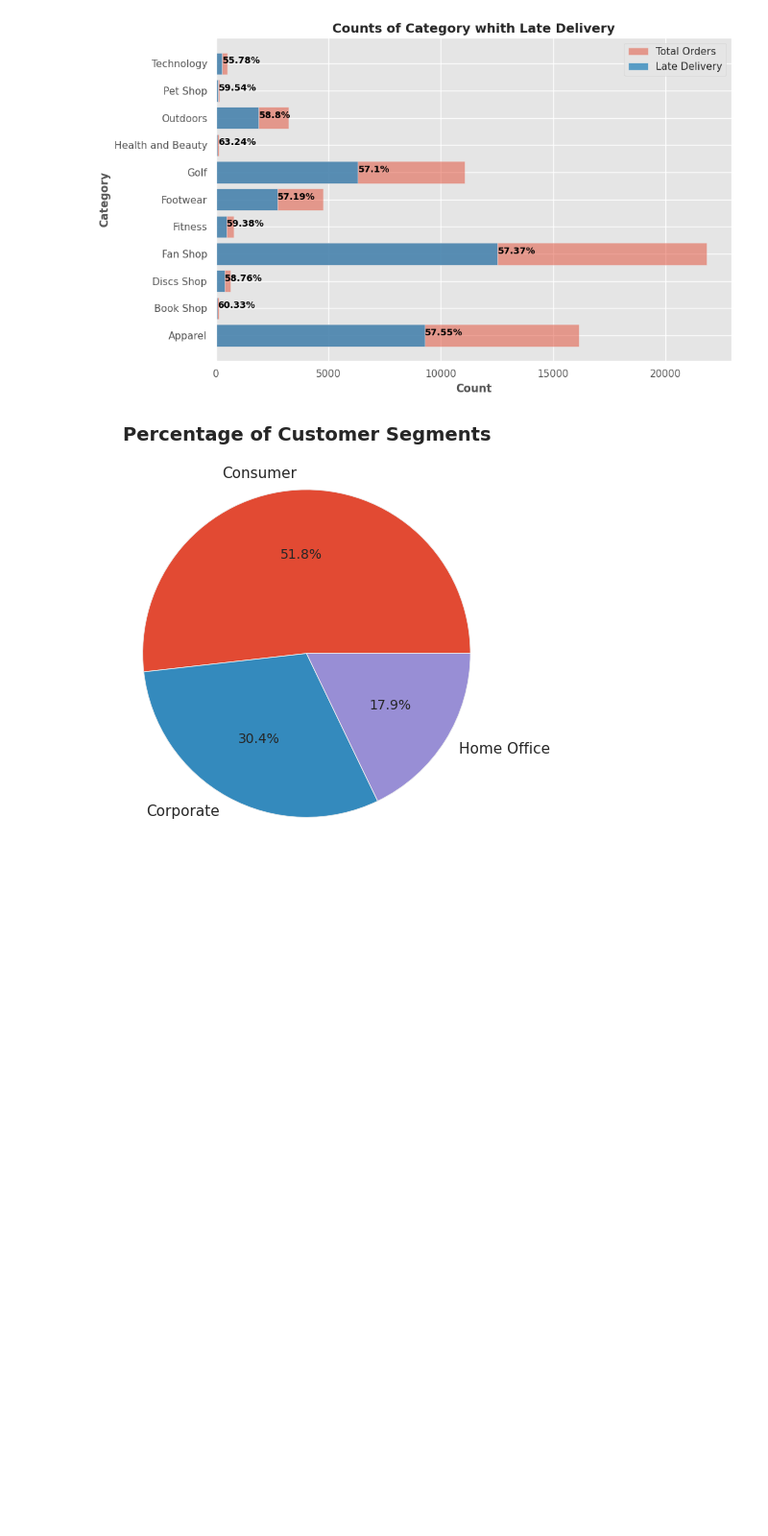
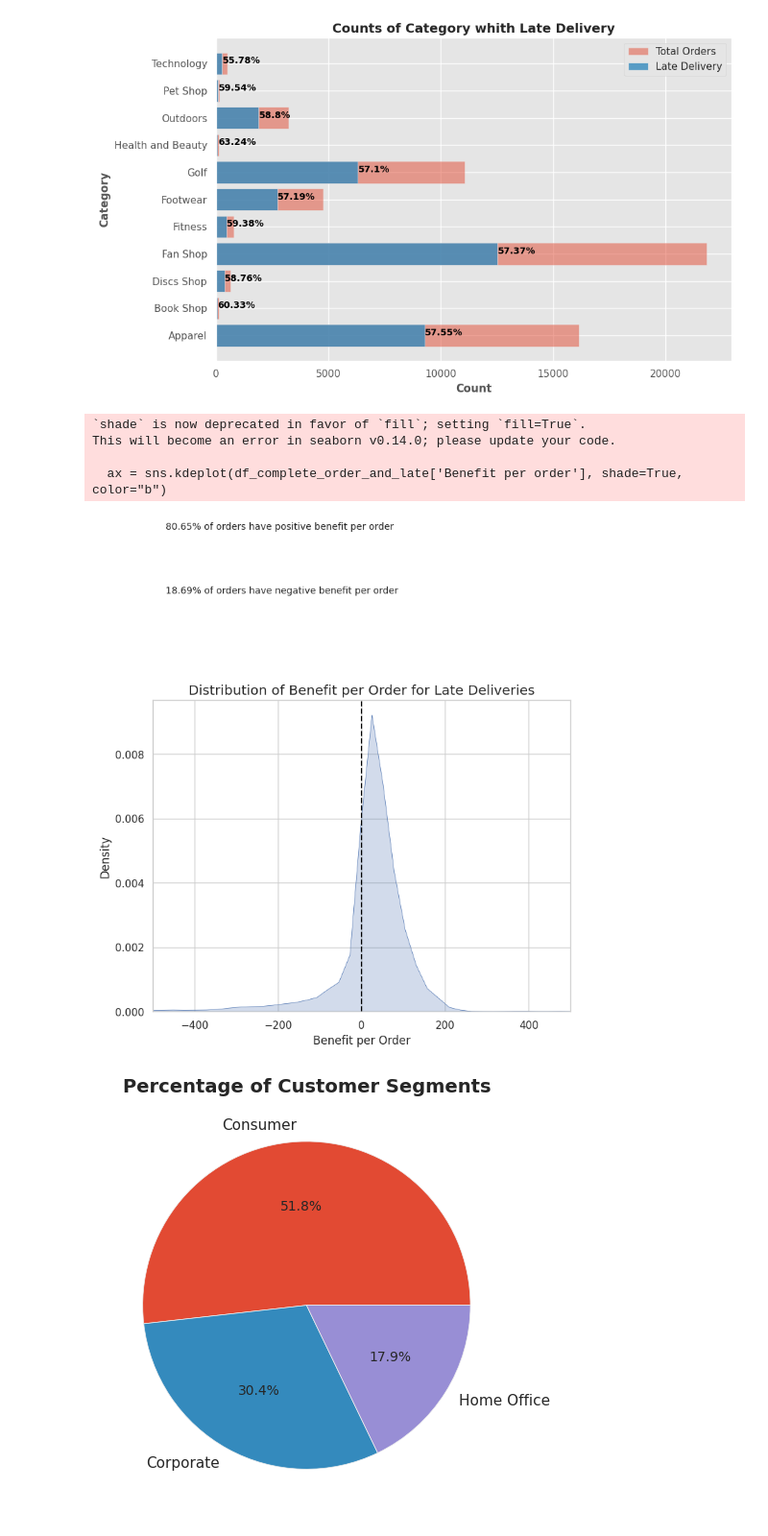
Before and after one commit to azamaufar/supplychainDA, a Jupyter notebook: EDA_Supply_Chain_Data.ipynb, the cells around one changed output. Shown: that part at 96% size. Cells and saved outputs as stored; diff of their text form; code cells hidden in the pictures; blank space fills up the shorter version.

```diff
--- a/EDA_Supply_Chain_Data.ipynb
+++ b/EDA_Supply_Chain_Data.ipynb
@@ -368,6 +402,31 @@ plt.savefig('./output/Counts of Category with Late Delivery.png', format='png',
 plt.show()
 # %% [output]
 [figure]
+# %%
+sns.set_style("whitegrid")
+
+plt.figure(figsize=(8, 6))
+ax = sns.kdeplot(df_complete_order_and_late['Benefit per order'], shade=True, color="b")
+ax.axvline(x=0, color="black", linestyle="--")
+plt.xlim(-500, 500)
+plt.title("Distribution of Benefit per Order for Late Deliveries")
+plt.xlabel("Benefit per Order")
+
+# Compute the percentage of positive and negative benefit per order
+pos_benefit_percent = round(100 * len(df_complete_order_and_late[df_complete_order_and_late['Benefit per order'] > 0]) / len(df_complete_order_and_late), 2)
+neg_benefit_percent = round(100 * len(df_complete_order_and_late[df_complete_order_and_late['Benefit per order'] < 0]) / len(df_complete_order_and_late), 2)
+
+# Add the percentage values to the plot
+plt.text(-470, 0.015, f"{pos_benefit_percent}% of orders have positive benefit per order", fontsize=10)
+plt.text(-470, 0.013, f"{neg_benefit_percent}% of orders have negative benefit per order", fontsize=10)
+
+plt.show()
+# %% [output]
+`shade` is now deprecated in favor of `fill`; setting `fill=True`.
+This will become an error in seaborn v0.14.0; please update your code.
+
+  ax = sns.kdeplot(df_complete_order_and_late['Benefit per order'], shade=True, color="b")
+[figure, added]
 # %%
 #Percentage of customers segments
 segment_counts = df.groupby('Customer Segment')['Customer Id'].count()
```
Also changed, not shown: parts of 3 cells of this notebook.
